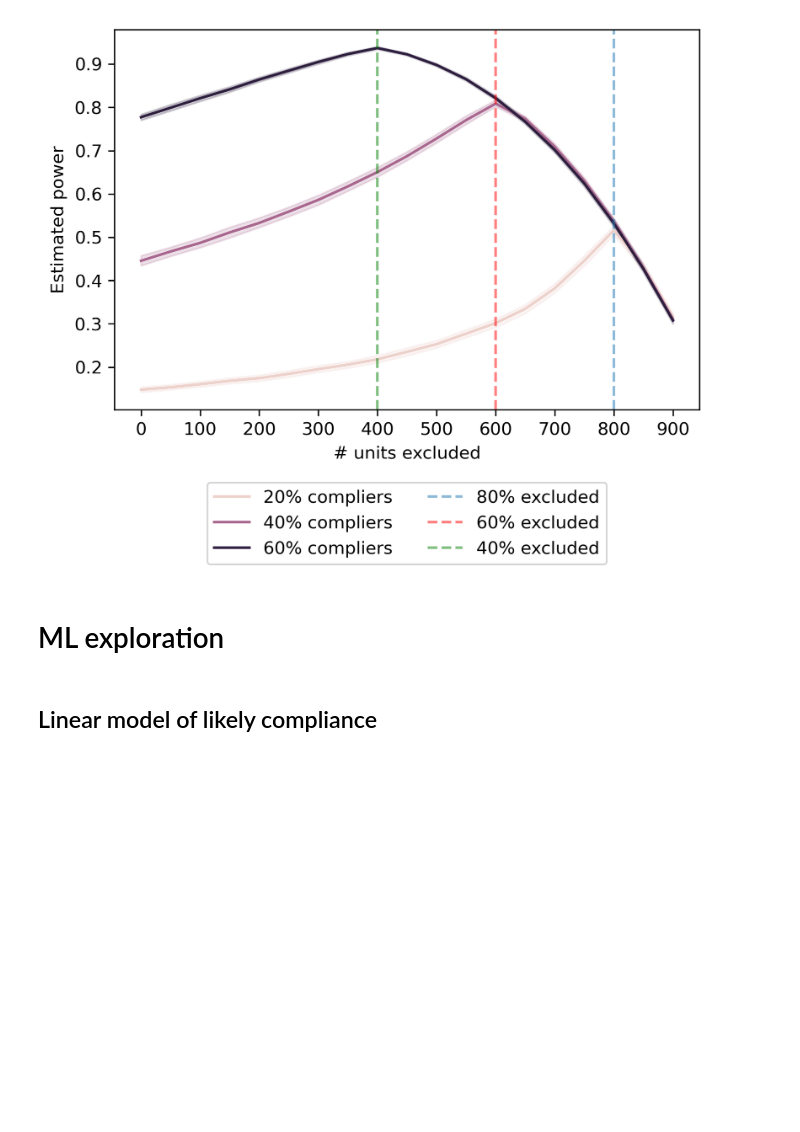
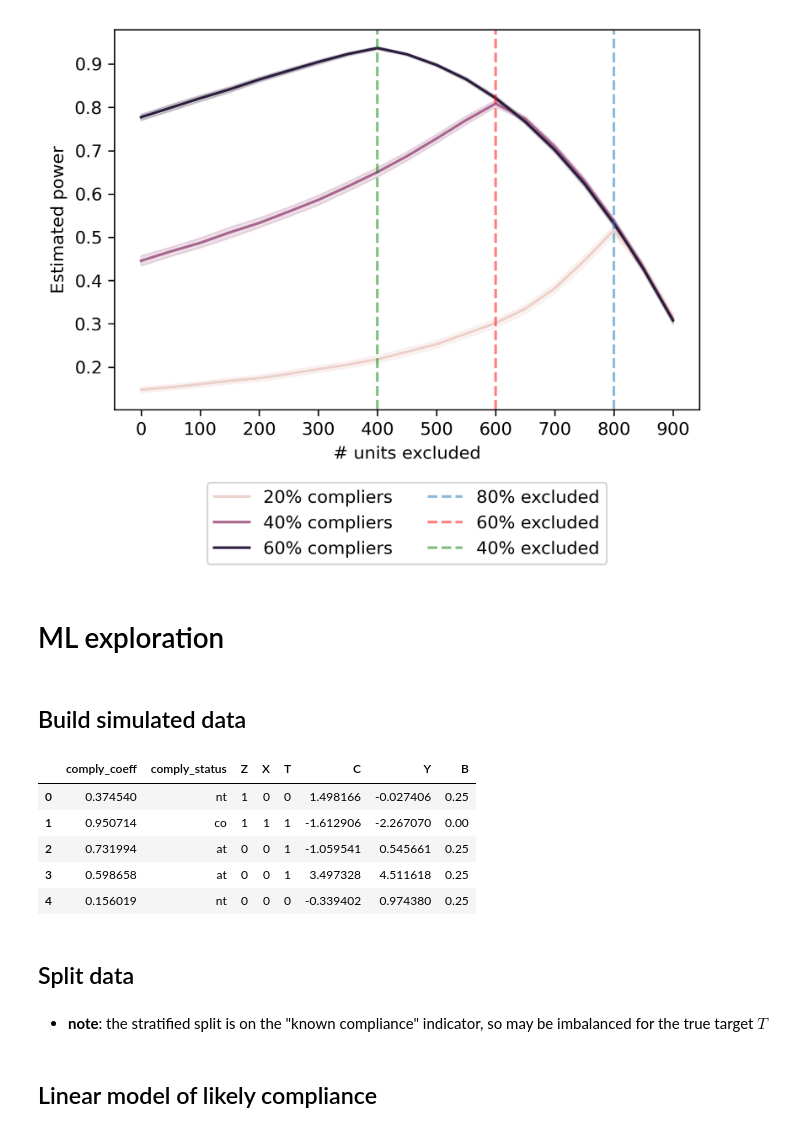
Before and after one commit to tliu526/data-driven-exclusion, a Jupyter notebook: notebooks/iv_perfect_comply_sim.ipynb, the cells around one changed output. Saved outputs shown, nothing was run; the diff lists cells and outputs as text; code cells hidden in the pictures; blank space fills up the shorter version.

```diff
--- a/notebooks/iv_perfect_comply_sim.ipynb
+++ b/notebooks/iv_perfect_comply_sim.ipynb
@@ -429,3 +436,29 @@ plt.savefig("../figures/pwr_known_comply.png", bbox_inches='tight')
 [figure]
 # %% [markdown]
 # ML exploration
+# %% [markdown]
+## Build simulated data
+# %%
+n = 2000
+tau = 0.5
+#prop_comply = 0.4
+prop_at = 0.4
+prop_nt = 0.4
+prop_z = 0.8
+seed = 42
+
+data = generate_IV_comply_indicator(n_samples=n,
+                                    tau=tau,
+                                    seed=seed,
+                                    C_T=0.8,
+                                    prop_nt=prop_nt,
+                                    prop_at=prop_at,
+                                    prop_z=prop_z)
+display(data.head())
+# %% [output]
+|  | comply_coeff | comply_status | Z | X | T | C | Y | B |
+| 0 | 0.374540 | nt | 1 | 0 | 0 | 1.498166 | -0.027406 | 0.25 |
+| 1 | 0.950714 | co | 1 | 1 | 1 | -1.612906 | -2.267070 | 0.00 |
+| 2 | 0.731994 | at | 0 | 0 | 1 | -1.059541 | 0.545661 | 0.25 |
+| 3 | 0.598658 | at | 0 | 0 | 1 | 3.497328 | 4.511618 | 0.25 |
+| 4 | 0.156019 | nt | 0 | 0 | 0 | -0.339402 | 0.974380 | 0.25 |
@@ -431,0 +467,4 @@ plt.savefig("../figures/pwr_known_comply.png", bbox_inches='tight')
+# %% [markdown]
+## Split data
+# %% [markdown]
+- **note**: the stratified split is on the "known compliance" indicator, so may be imbalanced for the true target $T$
```
Also changed, not shown: parts of 18 cells of this notebook, 1 other file.
